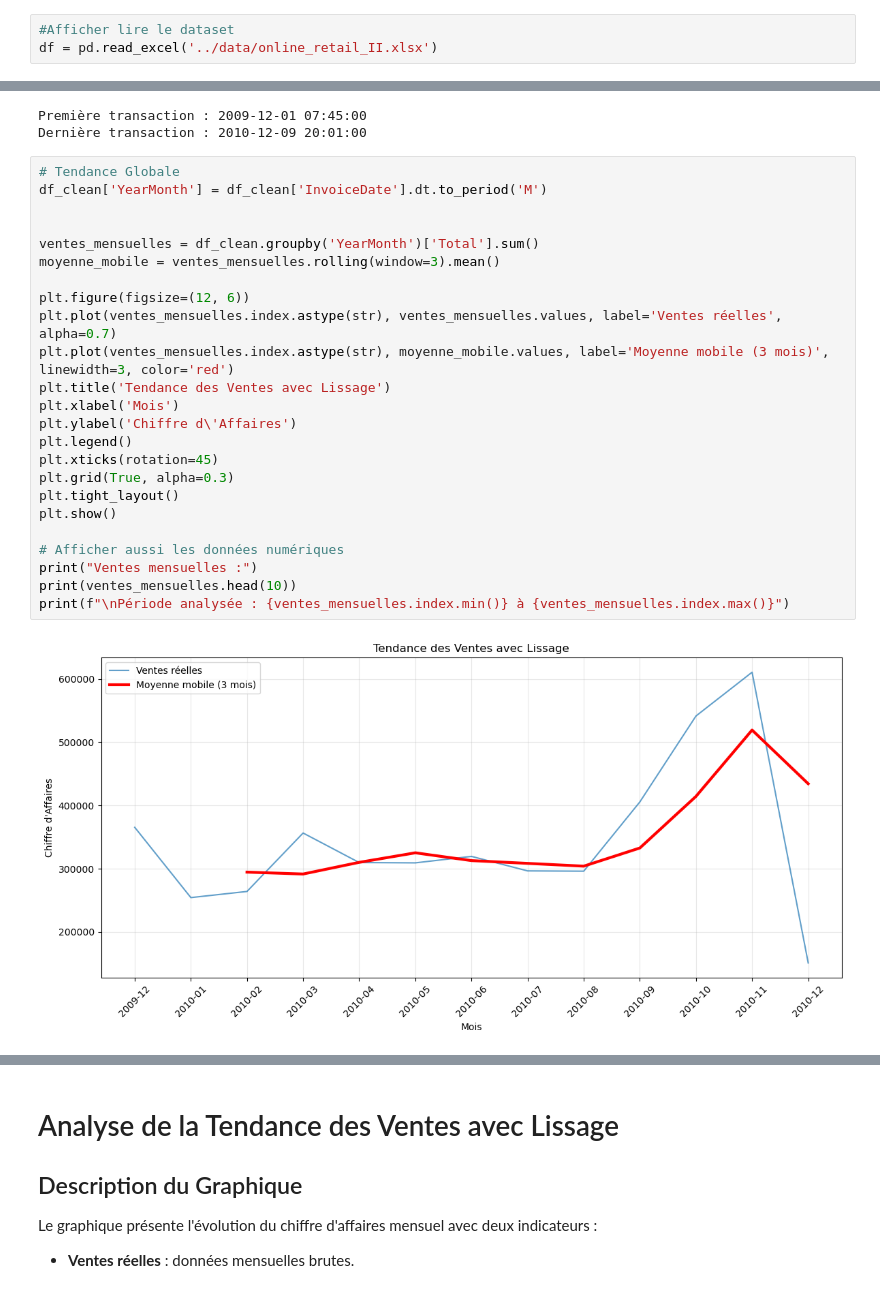
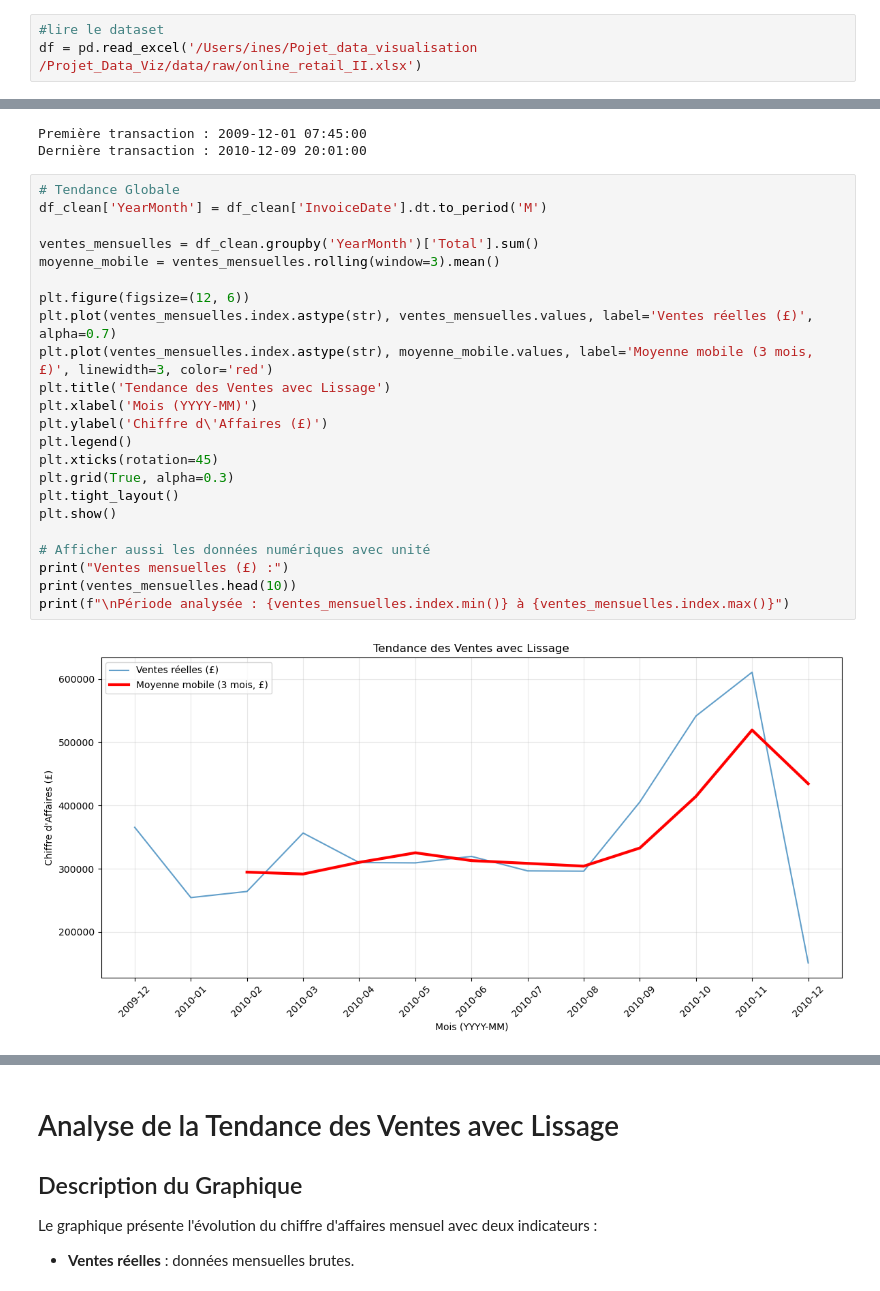
Before and after one commit to paullanf/Projet_Data_Viz, a Jupyter notebook: notebooks/exploration.ipynb, the cells around one changed output, grey strips where cells are left out. Saved outputs shown, nothing was run; the diff lists cells and outputs as text.

```diff
--- a/notebooks/exploration.ipynb
+++ b/notebooks/exploration.ipynb
@@ -3,6 +6,6 @@ import pandas as pd
 import matplotlib.pyplot as plt
 import seaborn as sns
 # %%
-#Afficher lire le dataset
-df = pd.read_excel('../data/online_retail_II.xlsx')
+#lire le dataset
+df = pd.read_excel('/Users/ines/Pojet_data_visualisation /Projet_Data_Viz/data/raw/online_retail_II.xlsx')
 # %%
@@ -585,26 +570,25 @@ Dernière transaction : 2010-12-09 20:01:00
 # %%
 # Tendance Globale
 df_clean['YearMonth'] = df_clean['InvoiceDate'].dt.to_period('M')
-
 
 ventes_mensuelles = df_clean.groupby('YearMonth')['Total'].sum()
 moyenne_mobile = ventes_mensuelles.rolling(window=3).mean()
 
 plt.figure(figsize=(12, 6))
-plt.plot(ventes_mensuelles.index.astype(str), ventes_mensuelles.values, label='Ventes réelles', alpha=0.7)
-plt.plot(ventes_mensuelles.index.astype(str), moyenne_mobile.values, label='Moyenne mobile (3 mois)', linewidth=3, color='red')
+plt.plot(ventes_mensuelles.index.astype(str), ventes_mensuelles.values, label='Ventes réelles (£)', alpha=0.7)
+plt.plot(ventes_mensuelles.index.astype(str), moyenne_mobile.values, label='Moyenne mobile (3 mois, £)', linewidth=3, color='red')
 plt.title('Tendance des Ventes avec Lissage')
-plt.xlabel('Mois')
-plt.ylabel('Chiffre d\'Affaires')
+plt.xlabel('Mois (YYYY-MM)')
+plt.ylabel('Chiffre d\'Affaires (£)')
 plt.legend()
 plt.xticks(rotation=45)
 plt.grid(True, alpha=0.3)
 plt.tight_layout()
 plt.show()
 
-# Afficher aussi les données numériques
-print("Ventes mensuelles :")
+# Afficher aussi les données numériques avec unité
+print("Ventes mensuelles (£) :")
 print(ventes_mensuelles.head(10))
 print(f"\nPériode analysée : {ventes_mensuelles.index.min()} à {ventes_mensuelles.index.max()}")
 # %% [output]
-[figure, old version]
+[figure, new version]
```
Also changed, not shown: parts of 26 cells of this notebook.
